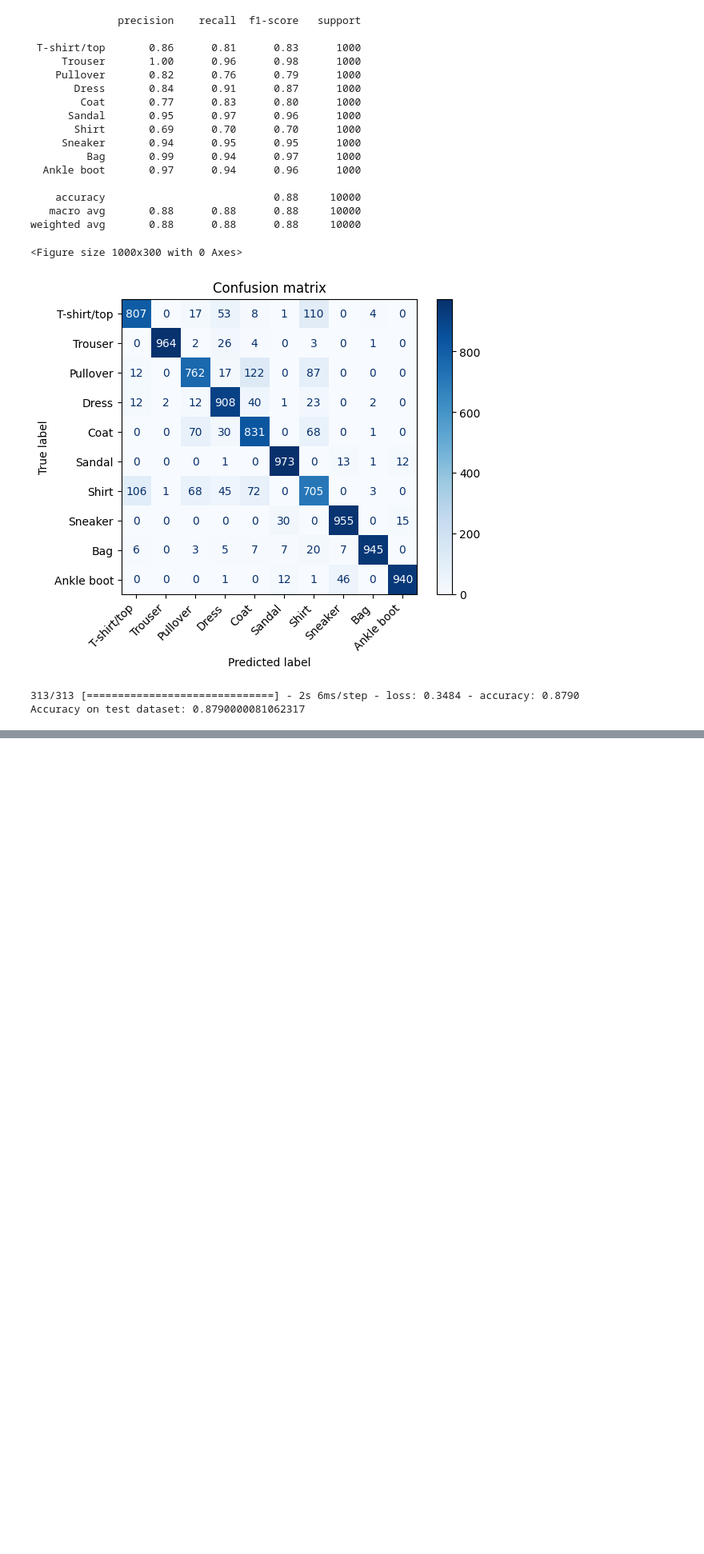
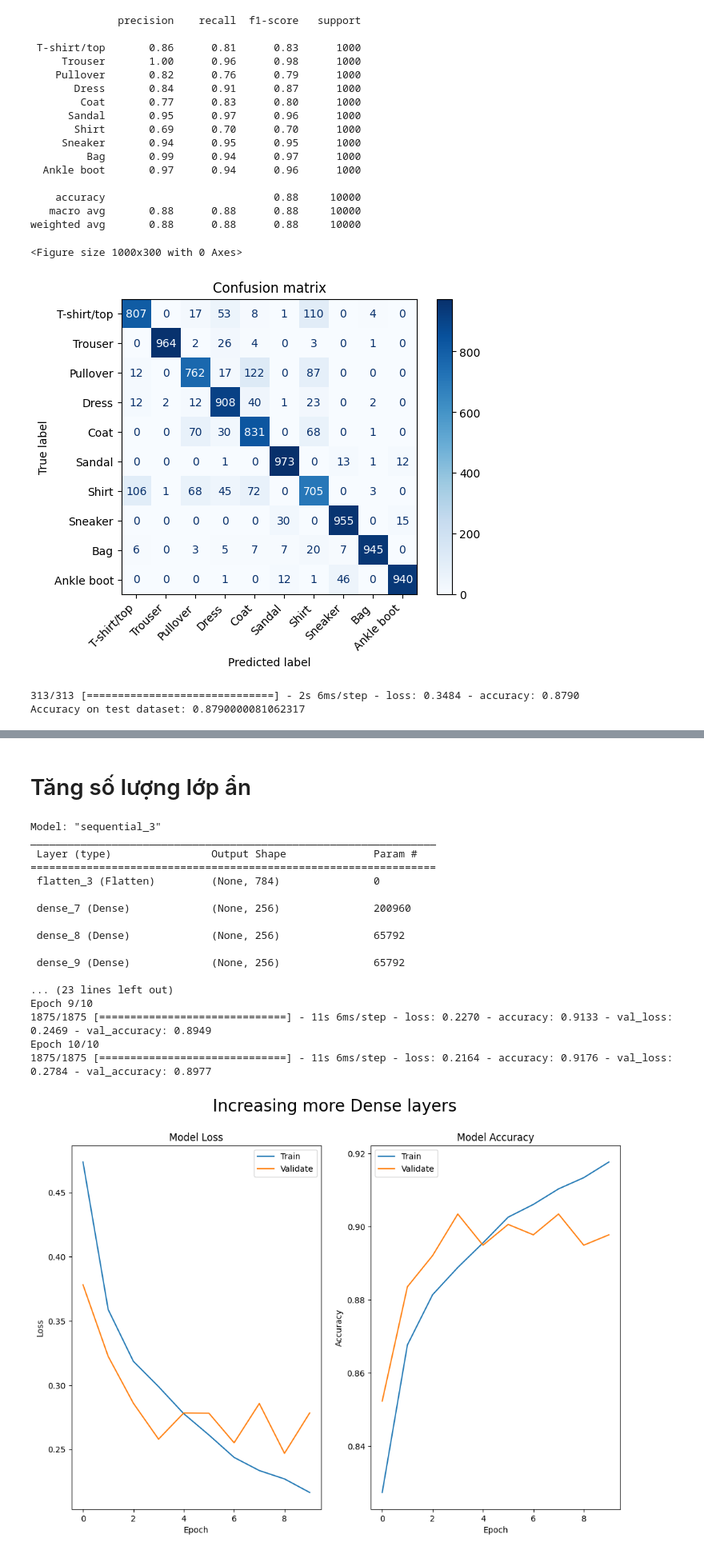
Before and after one commit to congltk1234/Fashion_Items_Classification, a Jupyter notebook: FashionMNIST/NeuronsNetwork_FashionMNIST.ipynb, the cells around one changed output, grey strips where cells are left out. Shown at 80% size. Saved outputs shown, nothing was run; the diff lists cells and outputs as text; code cells hidden in the pictures; blank space fills up the shorter version.

```diff
--- a/FashionMNIST/NeuronsNetwork_FashionMNIST.ipynb
+++ b/FashionMNIST/NeuronsNetwork_FashionMNIST.ipynb
@@ -264,0 +341,68 @@ Accuracy on test dataset: 0.8790000081062317
+# %% [markdown]
+# Tăng số lượng lớp ẩn
+# %%
+# More Layers
+
+model = tf.keras.Sequential([
+    tf.keras.layers.Flatten(input_shape=(28, 28, 1)),
+    tf.keras.layers.Dense(256, activation=tf.nn.relu),
+    tf.keras.layers.Dense(256, activation=tf.nn.relu),
+    tf.keras.layers.Dense(256, activation=tf.nn.relu),
+    tf.keras.layers.Dense(10, activation=tf.nn.softmax)
+])
+
+# Display the model summary
+model.summary()
+
+
+model.compile(optimizer='adam',
+              loss=tf.keras.losses.SparseCategoricalCrossentropy(),
+              metrics=['accuracy'])
+
+history = model.fit(train_dataset, epochs=10,
+                    steps_per_epoch=math.ceil(num_train_examples/BATCH_SIZE),
+                    validation_data=val_dataset,
+                    validation_steps=len(val_dataset) // BATCH_SIZE)
+
+
+import matplotlib.pyplot as plt
+fig,axes = plt.subplots(1,2, figsize=(12,8))
+fig.suptitle("Increasing more Dense layers ",fontsize=20)
+axes[0].plot(history.history['loss'])
+axes[0].plot(history.history['val_loss'])
+axes[0].set_title('Model Loss')
+axes[0].set_ylabel('Loss')
+axes[0].set_xlabel('Epoch')
+axes[0].legend(['Train','Validate'])
+
+
+axes[1].plot(history.history['accuracy'])
+axes[1].plot(history.history['val_accuracy'])
+axes[1].set_title('Model Accuracy')
+axes[1].set_ylabel('Accuracy')
+axes[1].set_xlabel('Epoch')
+axes[1].legend(['Train','Validate'])
+plt.show()
+
+
+test_loss, test_accuracy = model.evaluate(test_dataset, steps=math.ceil(num_test_examples/32))
+print('Accuracy on test dataset:', test_accuracy)
+# %% [output]
+Model: "sequential_3"
+_________________________________________________________________
+ Layer (type)                Output Shape              Param #
+=================================================================
+ flatten_3 (Flatten)         (None, 784)               0
+
+ dense_7 (Dense)             (None, 256)               200960
+
+ dense_8 (Dense)             (None, 256)               65792
+
+ dense_9 (Dense)             (None, 256)               65792
+
+... (23 lines left out)
+Epoch 9/10
+1875/1875 [==============================] - 11s 6ms/step - loss: 0.2270 - accuracy: 0.9133 - val_loss: 0.2469 - val_accuracy: 0.8949
+Epoch 10/10
+1875/1875 [==============================] - 11s 6ms/step - loss: 0.2164 - accuracy: 0.9176 - val_loss: 0.2784 - val_accuracy: 0.8977
+[figure, added]
```
Also changed, not shown: parts of 5 cells of this notebook.
